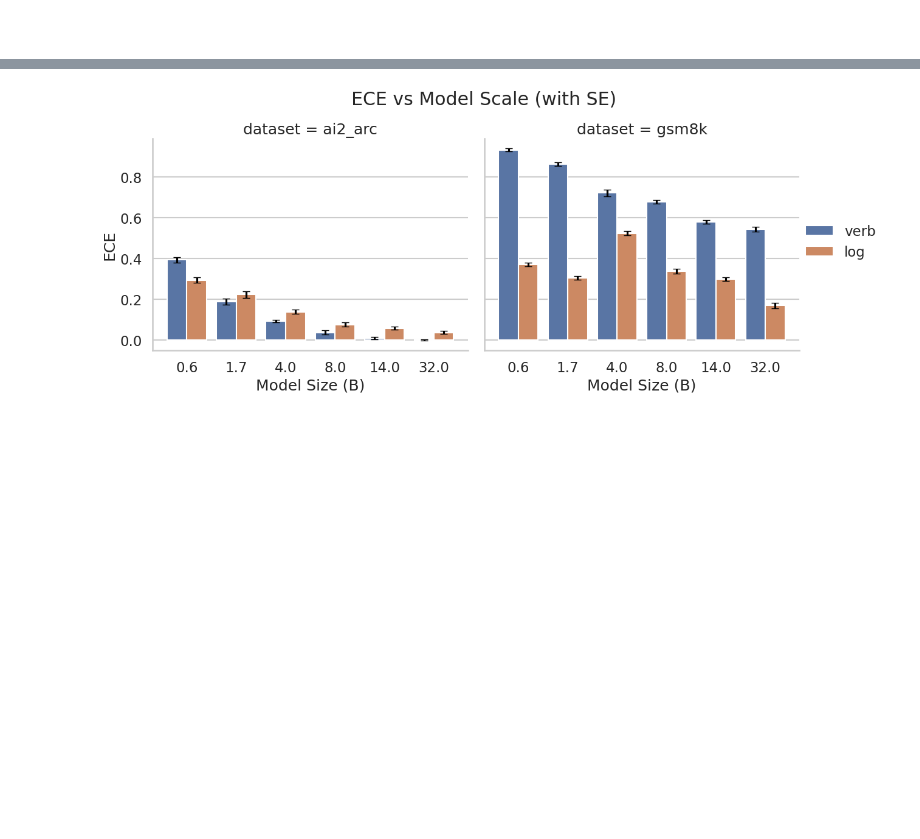
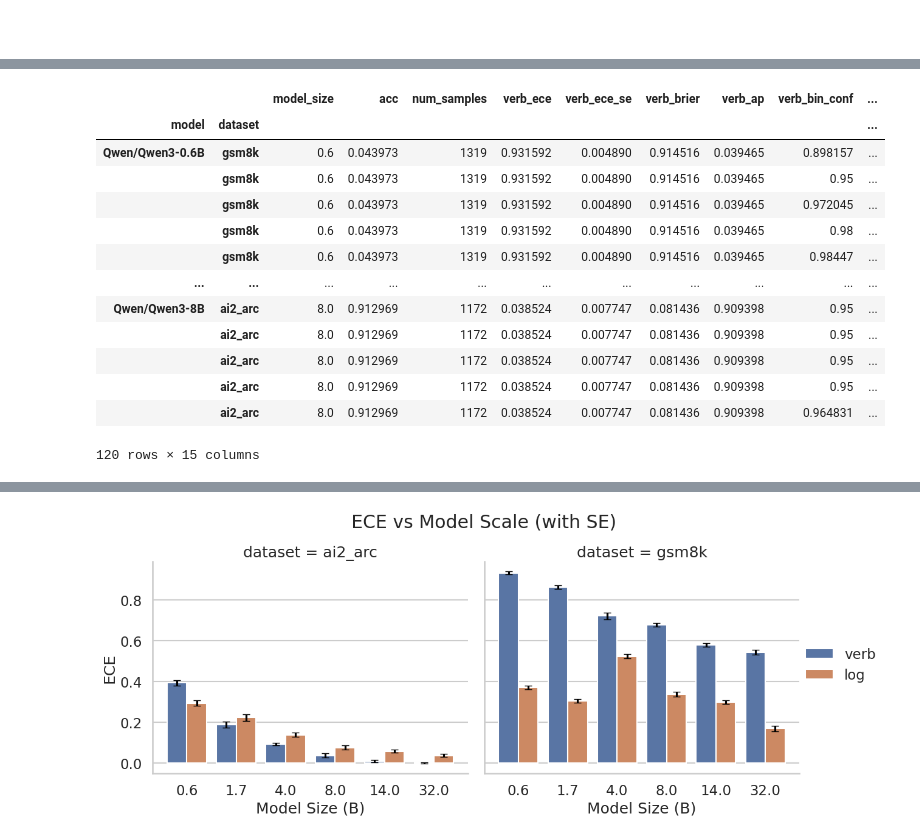
Before and after one commit to itsfernn/llm_calibration, a Jupyter notebook: notebooks/CalibrationVsSize2.ipynb, the cells around one changed output, grey strips where cells are left out. Drawn from its saved outputs; the diff is of its cells as text; code cells hidden in the pictures; blank space fills up the shorter version.

```diff
--- a/notebooks/CalibrationVsSize2.ipynb
+++ b/notebooks/CalibrationVsSize2.ipynb
@@ -199,3 +184,20 @@ summary
 | Qwen/Qwen3-32B | ai2_arc | 32.0 | 0.952218 | 1172 | 0.000401 | 0.002879 | 0.045083 | 0.961473 | [0.9391525423728814, 0.9500000000... | ... |
 | Qwen/Qwen3-4B | ai2_arc | 4.0 | 0.855802 | 1172 | 0.094198 | 0.009003 | 0.132278 | 0.855802 | [0.9500000000000001, 0.9500000000... | ... |
 | Qwen/Qwen3-8B | ai2_arc | 8.0 | 0.912969 | 1172 | 0.038524 | 0.007747 | 0.081436 | 0.909398 | [0.9500000000000001, 0.9500000000... | ... |
+# %%
+summary.explode(["verb_bin_conf", "verb_bin_acc", "log_bin_conf", "log_bin_acc"])
+# %% [output]
+|  |  | model_size | acc | num_samples | verb_ece | verb_ece_se | verb_brier | verb_ap | verb_bin_conf | ... |
+| model | dataset |  |  |  |  |  |  |  |  | ... |
+| Qwen/Qwen3-0.6B | gsm8k | 0.6 | 0.043973 | 1319 | 0.931592 | 0.004890 | 0.914516 | 0.039465 | 0.898157 | ... |
+|  | gsm8k | 0.6 | 0.043973 | 1319 | 0.931592 | 0.004890 | 0.914516 | 0.039465 | 0.95 | ... |
+|  | gsm8k | 0.6 | 0.043973 | 1319 | 0.931592 | 0.004890 | 0.914516 | 0.039465 | 0.972045 | ... |
+|  | gsm8k | 0.6 | 0.043973 | 1319 | 0.931592 | 0.004890 | 0.914516 | 0.039465 | 0.98 | ... |
+|  | gsm8k | 0.6 | 0.043973 | 1319 | 0.931592 | 0.004890 | 0.914516 | 0.039465 | 0.98447 | ... |
+| ... | ... | ... | ... | ... | ... | ... | ... | ... | ... | ... |
+| Qwen/Qwen3-8B | ai2_arc | 8.0 | 0.912969 | 1172 | 0.038524 | 0.007747 | 0.081436 | 0.909398 | 0.95 | ... |
+|  | ai2_arc | 8.0 | 0.912969 | 1172 | 0.038524 | 0.007747 | 0.081436 | 0.909398 | 0.95 | ... |
+|  | ai2_arc | 8.0 | 0.912969 | 1172 | 0.038524 | 0.007747 | 0.081436 | 0.909398 | 0.95 | ... |
+|  | ai2_arc | 8.0 | 0.912969 | 1172 | 0.038524 | 0.007747 | 0.081436 | 0.909398 | 0.95 | ... |
+|  | ai2_arc | 8.0 | 0.912969 | 1172 | 0.038524 | 0.007747 | 0.081436 | 0.909398 | 0.964831 | ... |
+120 rows × 15 columns
```
Also changed, not shown: parts of 4 cells of this notebook, 3 other files.
